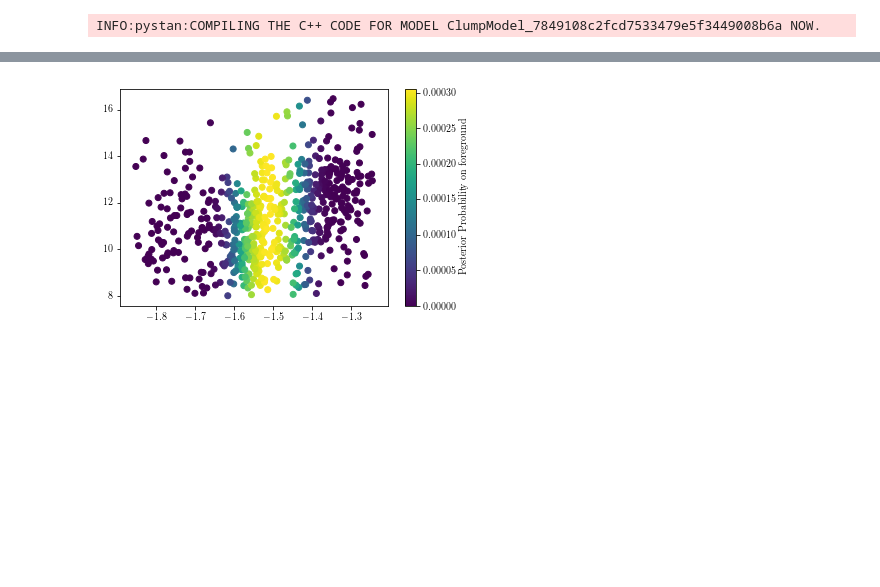
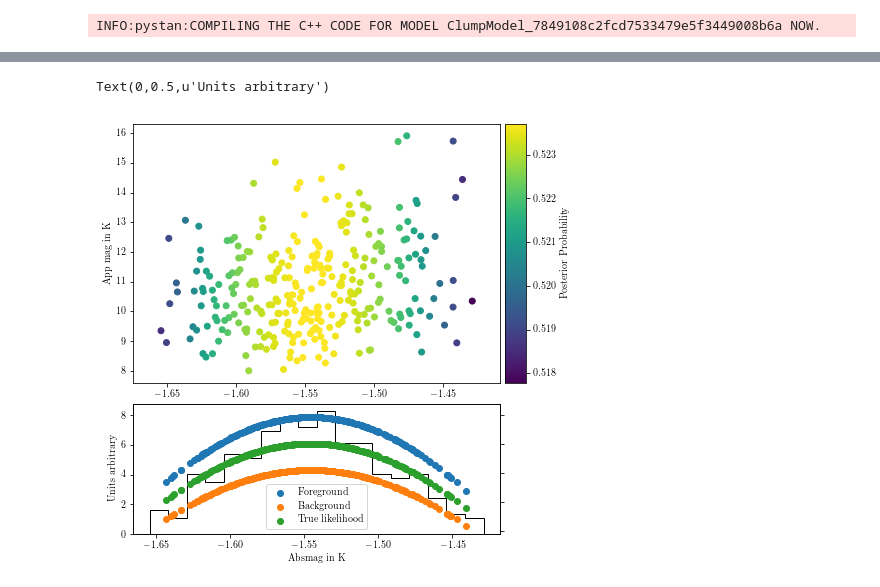
Before and after one commit to grd349/PyStanExamples, a Jupyter notebook: Oli/trilegal_mm.ipynb, the cells around one changed output, grey strips where cells are left out. Cells and saved outputs as stored; diff of their text form; code cells hidden in the pictures; blank space fills up the shorter version.

```diff
--- a/Oli/trilegal_mm.ipynb
+++ b/Oli/trilegal_mm.ipynb
@@ -130,4 +106,4 @@ trace['M_true'].shape
 # %%
-def N(x, mu, sigma):
-    N = (1/np.sqrt(2*np.pi*sigma**2)) * np.exp(-(x - mu)**2 / (2*sigma**2))
+def normal(x, mu, sigma2):
+    N = (1/np.sqrt(2*np.pi*sigma2)) * np.exp(-(x - mu)**2 / (2*sigma2))
     return N
@@ -148,8 +110,43 @@ fg_pp /= norm
-# %%
-#Now lets plot MK against K coloured
-fig, ax = plt.subplots()
-c = ax.scatter(MK, df.K, c=fg_pp)
-fig.colorbar(c,label='Posterior Probability on foreground')
-plt.show()
-# %% [output]
-[figure, removed]
+# %%
+norm = 0.0
+post_prob = np.zeros(len(MK))
+#Margnialize for the values of theta
+for n in tqdm(range(trace['fout'].shape[0])):
+    ll_fg = np.log(trace['fout'][n] * normal(trace['M_true'][n], trace['mu'][n], trace['sigma'][n]))
+    ll_bg = np.log((1-trace['fout'][n]) * normal(trace['M_true'][n], trace['mu'][n], trace['sout'][n]))
+    post_prob += np.exp(ll_fg - np.logaddexp(ll_fg, ll_bg))
+    norm += 1
+post_prob /= norm
+# %%
+mu = np.median(trace['mu'])
+sigma = np.median(trace['sigma'])
+fout = np.median(trace['fout'])
+sout = np.median(trace['sout'])
+mtrue = np.median(trace['M_true'],axis=0)
+fg = normal(mtrue, mu, sigma)
+bg = normal(mtrue, mu, sout)
+pp = fout*fg + (1-fout)*bg
+# %%
+left, bottom, width, height = 0.1, 0.45, 0.85, 0.60
+fig = plt.figure(1, figsize=(6,6))
+sax = fig.add_axes([left, bottom, width, height])
+xax = fig.add_axes([left, 0.1, width, 0.3])
+cax = fig.add_axes([left+width+0.01, bottom, 0.05, height])
+xax2 = xax.twinx()
+xax2.set_yticklabels([])
+
+c = sax.scatter(MK,df.K,c=post_prob)
+fig.colorbar(c, cax=cax, label='Posterior Probability')
+xax.hist(MK, histtype='step', bins='sqrt',color='k',normed=True,zorder=1000)
+
+xax2.scatter(mtrue,fg,label='Foreground', zorder=999)
+xax2.scatter(mtrue,bg,label='Background', zorder=998)
+xax2.scatter(mtrue, pp,label='True likelihood', zorder=997)
+xax2.legend()
+
+xax.set_xlabel('Absmag in K')
+sax.set_ylabel('App mag in K')
+xax.set_ylabel('Units arbitrary')
+# %% [output]
+Text(0,0.5,u'Units arbitrary')
+[figure, added]
```
Also changed, not shown: parts of 5 cells of this notebook, 1 other file.
